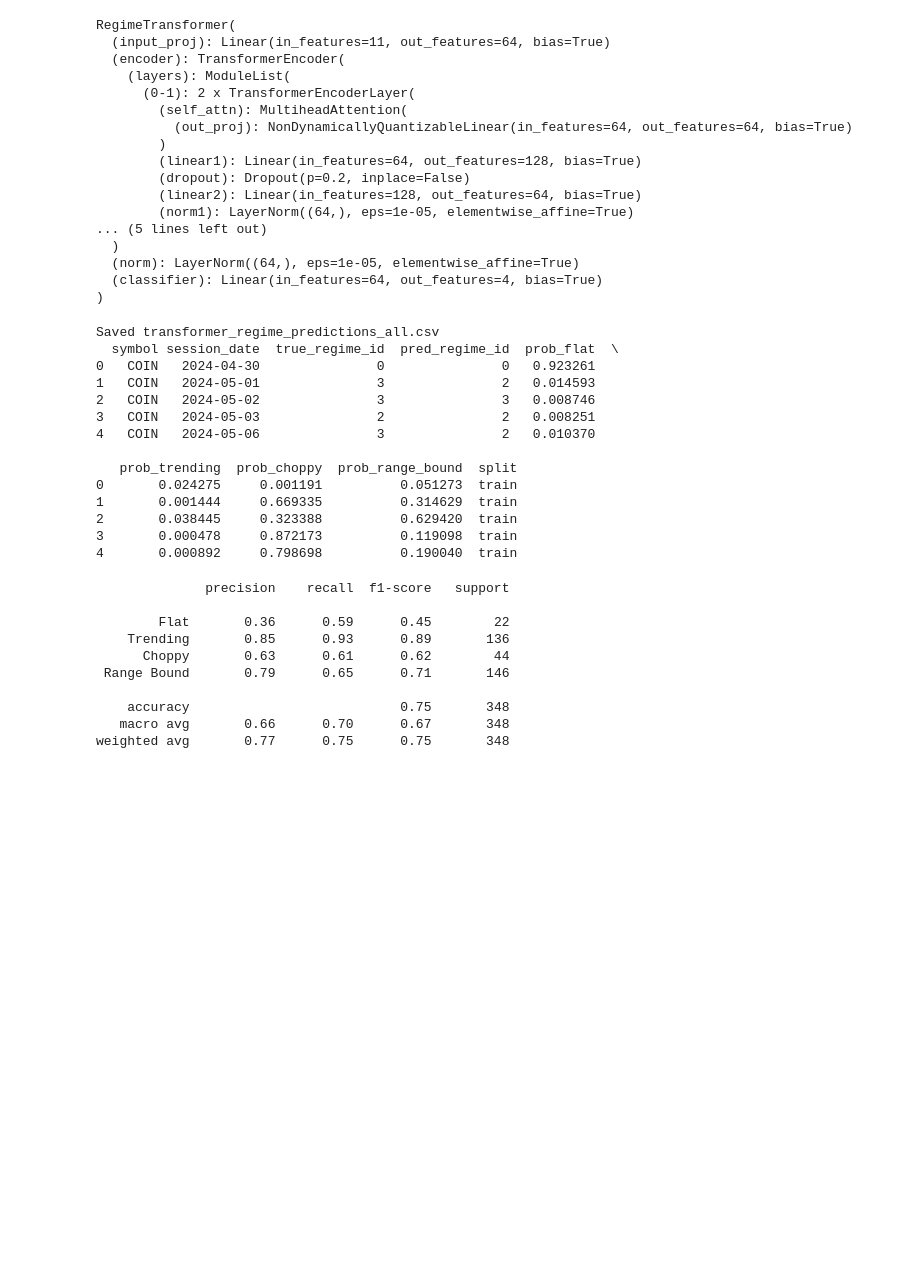
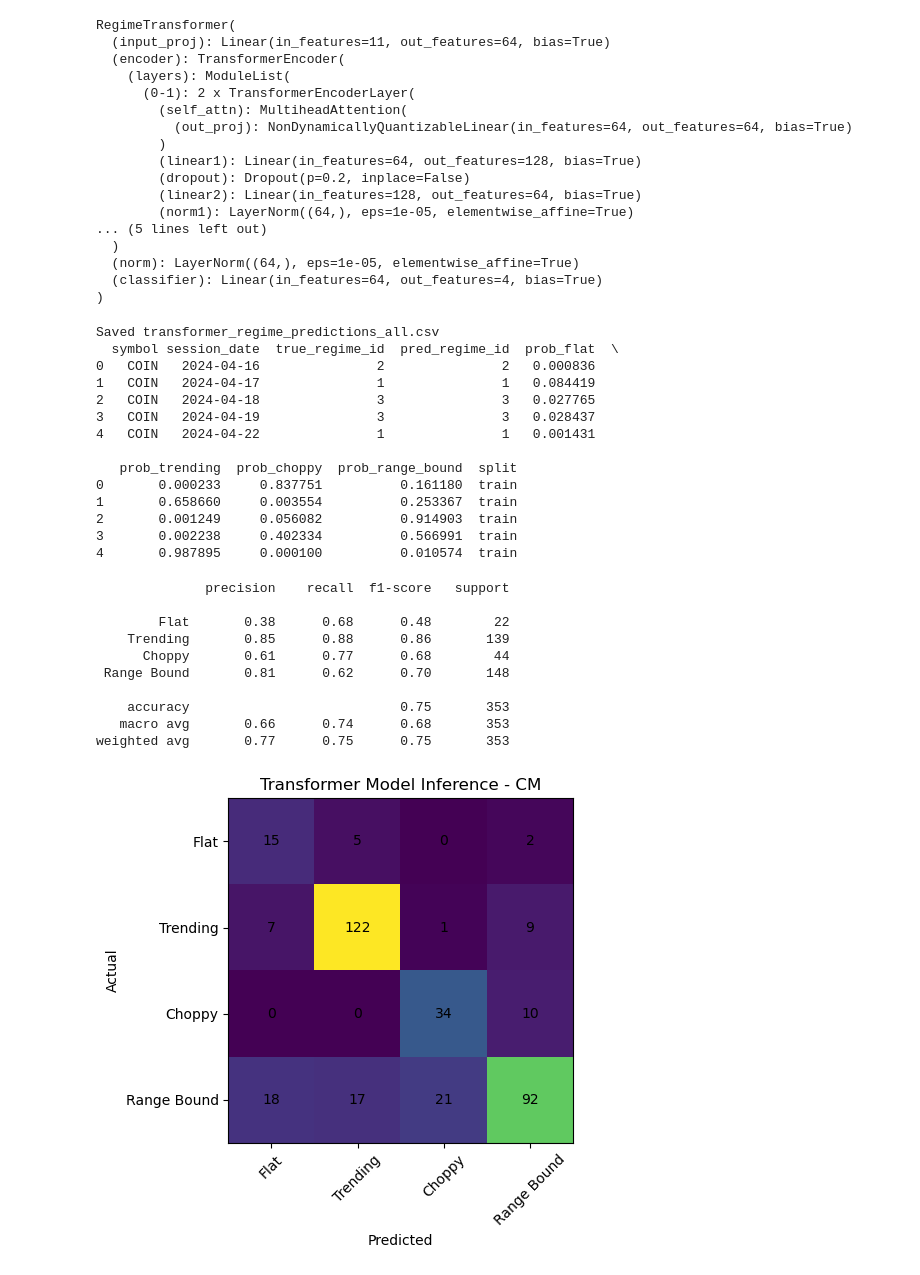
Before and after one commit to navanodonavan/Adaptive_Scalping_Parameter_Optimizer_ML_MSAAI590, a Jupyter notebook: 0.3 Transformer Model Regime Inference.ipynb, the cells around one changed output. Saved outputs shown, nothing was run; the diff lists cells and outputs as text; code cells hidden in the pictures; blank space fills up the shorter version.

```diff
--- a/0.3 Transformer Model Regime Inference.ipynb
+++ b/0.3 Transformer Model Regime Inference.ipynb
@@ -63,8 +63,17 @@ Name: count, dtype: int64
 target_col = "macro_regime_id"
 # %%
 # split data based on dates
-first_val_day  = pd.to_datetime("2025-07-17").date()
-first_test_day = pd.to_datetime("2025-10-29").date()
+entries_ref = pd.read_csv("multiasset_labeled_entries.csv")
+entries_ref["ts_entry"] = pd.to_datetime(entries_ref["ts_entry"], utc=True)
+
+min_val_ts  = entries_ref.loc[entries_ref["split"] == "val",  "ts_entry"].min()
+min_test_ts = entries_ref.loc[entries_ref["split"] == "test", "ts_entry"].min()
+
+first_val_day  = min_val_ts.tz_convert("America/New_York").date()
+first_test_day = min_test_ts.tz_convert("America/New_York").date()
+
+print("first_val_day :", first_val_day)
+print("first_test_day:", first_test_day)
 
 macro = macro.sort_values(["symbol", "session_date"]).reset_index(drop=True)
 
@@ -397,18 +408,18 @@ print(all_preds_df.head())
 # %% [output]
 Saved transformer_regime_predictions_all.csv
   symbol session_date  true_regime_id  pred_regime_id  prob_flat  \
-0   COIN   2024-04-30               0               0   0.923261
-1   COIN   2024-05-01               3               2   0.014593
-2   COIN   2024-05-02               3               3   0.008746
-3   COIN   2024-05-03               2               2   0.008251
-4   COIN   2024-05-06               3               2   0.010370
+0   COIN   2024-04-16               2               2   0.000836
+1   COIN   2024-04-17               1               1   0.084419
+2   COIN   2024-04-18               3               3   0.027765
+3   COIN   2024-04-19               3               3   0.028437
+4   COIN   2024-04-22               1               1   0.001431
 
    prob_trending  prob_choppy  prob_range_bound  split
-0       0.024275     0.001191          0.051273  train
-1       0.001444     0.669335          0.314629  train
-2       0.038445     0.323388          0.629420  train
-3       0.000478     0.872173          0.119098  train
-4       0.000892     0.798698          0.190040  train
+0       0.000233     0.837751          0.161180  train
+1       0.658660     0.003554          0.253367  train
+2       0.001249     0.056082          0.914903  train
+3       0.002238     0.402334          0.566991  train
+4       0.987895     0.000100          0.010574  train
 # %%
 # create classification report
 target_names = ["Flat", "Trending", "Choppy", "Range Bound"]
@@ -420,14 +431,39 @@ print(classification_report(
 # %% [output]
               precision    recall  f1-score   support
 
-        Flat       0.36      0.59      0.45        22
-    Trending       0.85      0.93      0.89       136
-      Choppy       0.63      0.61      0.62        44
- Range Bound       0.79      0.65      0.71       146
+        Flat       0.38      0.68      0.48        22
+    Trending       0.85      0.88      0.86       139
+      Choppy       0.61      0.77      0.68        44
+ Range Bound       0.81      0.62      0.70       148
 
-    accuracy                           0.75       348
-   macro avg       0.66      0.70      0.67       348
-weighted avg       0.77      0.75      0.75       348
+    accuracy                           0.75       353
+   macro avg       0.66      0.74      0.68       353
+weighted avg       0.77      0.75      0.75       353
+# %%
+# visualize confusion matrix
+cm = confusion_matrix(
+    test_preds_df["true_regime_id"],
+    test_preds_df["pred_regime_id"]
+)
+
+plt.figure(figsize=(6, 5))
+plt.imshow(cm)
+plt.title("Transformer Model Inference - CM")
+plt.xlabel("Predicted")
+plt.ylabel("Actual")
+
+plt.xticks(range(len(target_names)), target_names, rotation=45)
+plt.yticks(range(len(target_names)), target_names)
+
+# annotate values
+for i in range(cm.shape[0]):
+    for j in range(cm.shape[1]):
+        plt.text(j, i, cm[i, j], ha="center", va="center")
+
+plt.tight_layout()
+plt.show()
+# %% [output]
+[figure, added]
 # %%
 # add predictions to entries
 entries_df = pd.read_csv("multiasset_labeled_entries_with_regime.csv")
```
Also changed, not shown: parts of 8 cells of this notebook.
